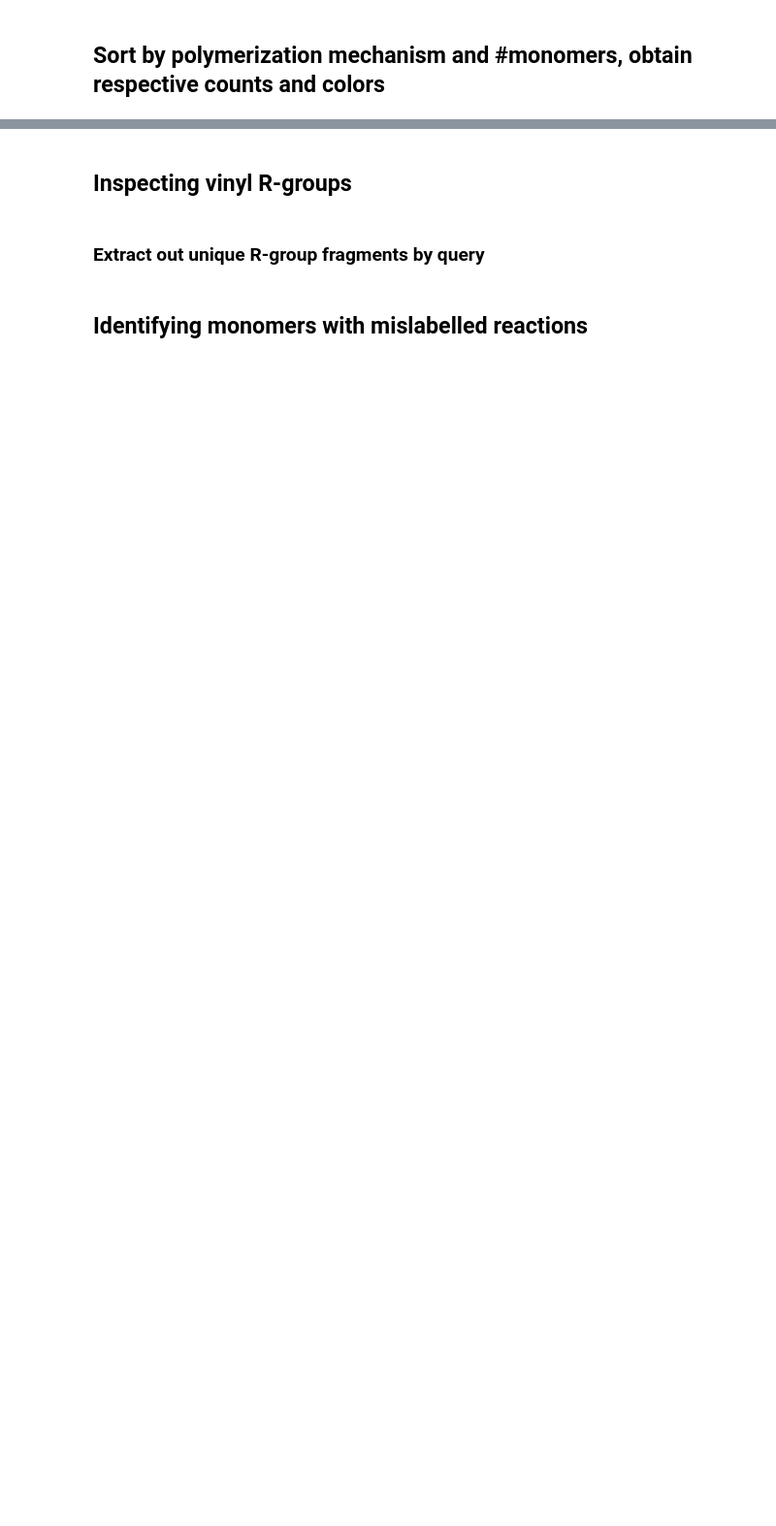
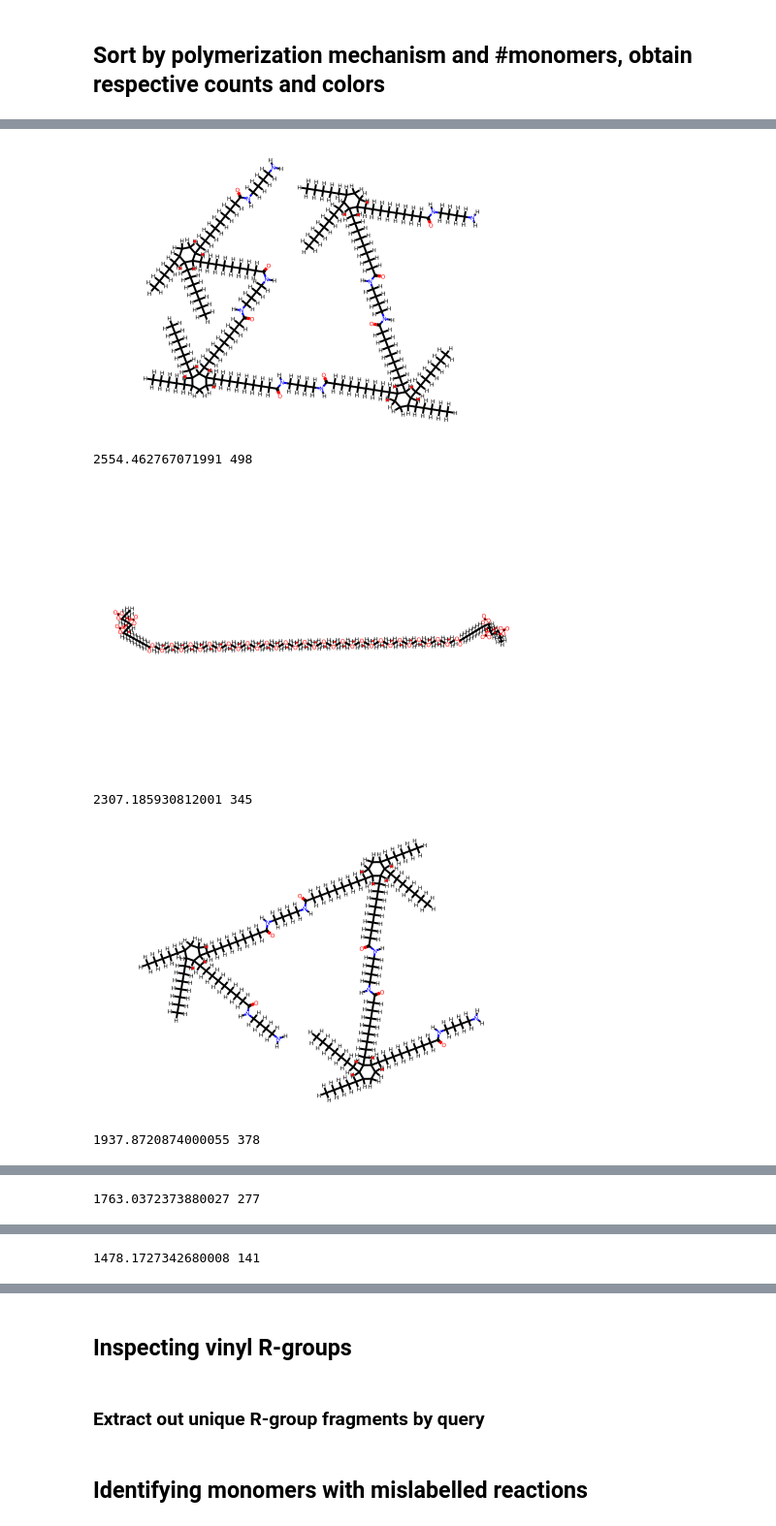
Before and after one commit to jlaw9/2026_polymer_build_workflow, a Jupyter notebook: input_inspect.ipynb, the cells around one changed output, grey strips where cells are left out. Shown: that part at 97% size. Saved outputs shown, nothing was run; the diff lists cells and outputs as text; code cells hidden in the pictures; blank space fills up the shorter version.

```diff
--- a/input_inspect.ipynb
+++ b/input_inspect.ipynb
@@ -93,0 +200,21 @@ ax.set_title(f'Number of SMILES by {prop} ({count_str})')
+# %%
+from rdkit.Chem.Draw import MolsToGridImage, MolToImageFile
+
+n = 1000
+heaviest_mols = []
+for i, row in molecule_df.sort_values(by='molecular_weight', ascending=False).head(6).iterrows():
+    molecule = Chem.MolFromSmiles(row.smiles_canonical, sanitize=False)
+    sanitize_mol(molecule, sanitize_ops=SANITIZE_ALL, aromaticity_model=AROMATICITY_MDL, in_place=True)
+    molecule = Chem.AddHs(molecule)
+    display(molecule)
+    print(row.molecular_weight, row.n_atoms)
+    heaviest_mols.append(molecule)
+
+    MolToImageFile(molecule, filename=str(molsize_imgs_path / f'mol_{i}.png'), size=(n, n), kekulize=False)
+# %% [output]
+[figure, added]
+2554.462767071991 498
+[figure, added]
+2307.185930812001 345
+[figure, added]
+1937.8720874000055 378
@@ -93,0 +222 @@ ax.set_title(f'Number of SMILES by {prop} ({count_str})')
+1763.0372373880027 277
@@ -93,0 +224 @@ ax.set_title(f'Number of SMILES by {prop} ({count_str})')
+1478.1727342680008 141
```
Also changed, not shown: parts of 7 cells of this notebook, 1 other file.
